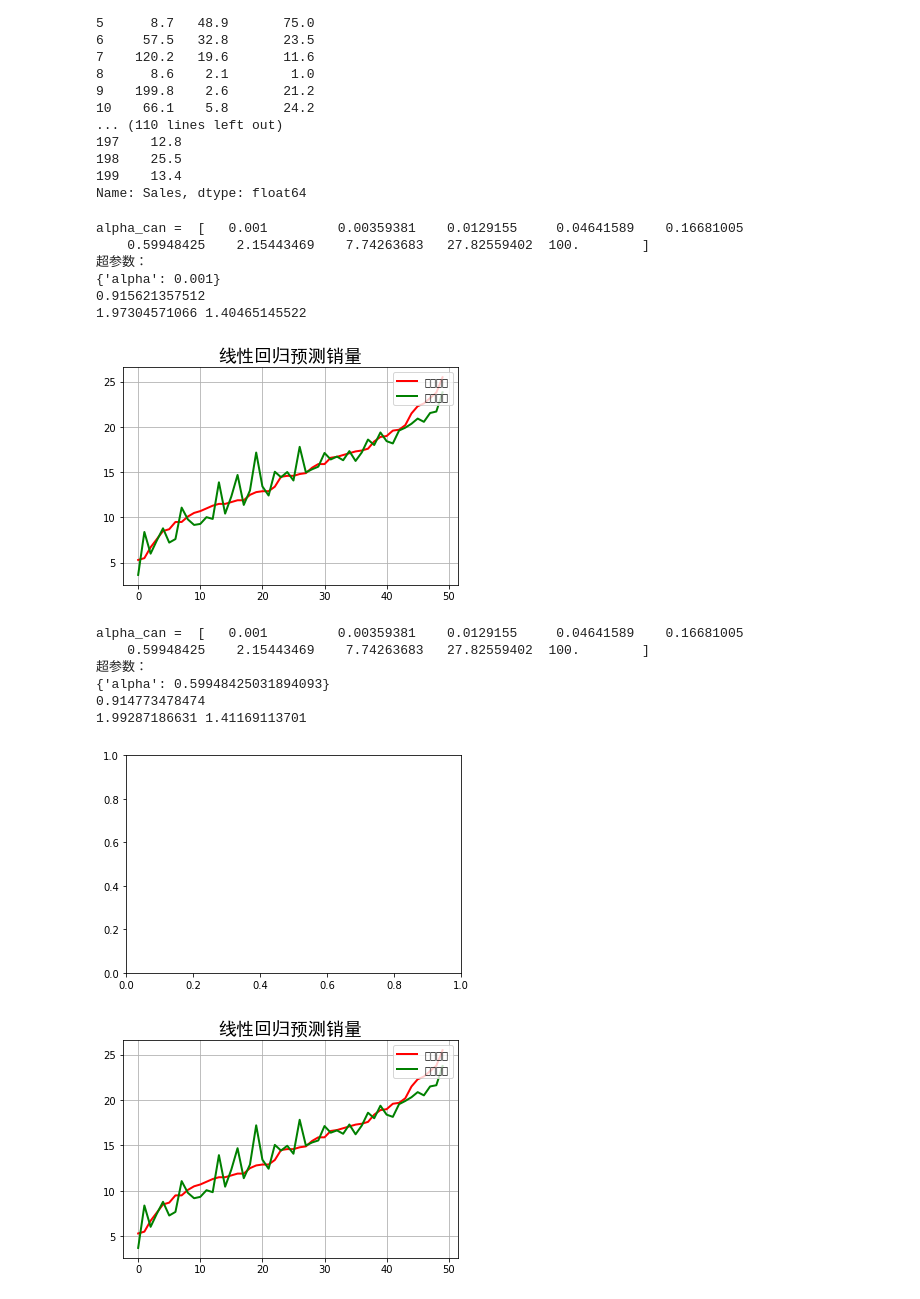
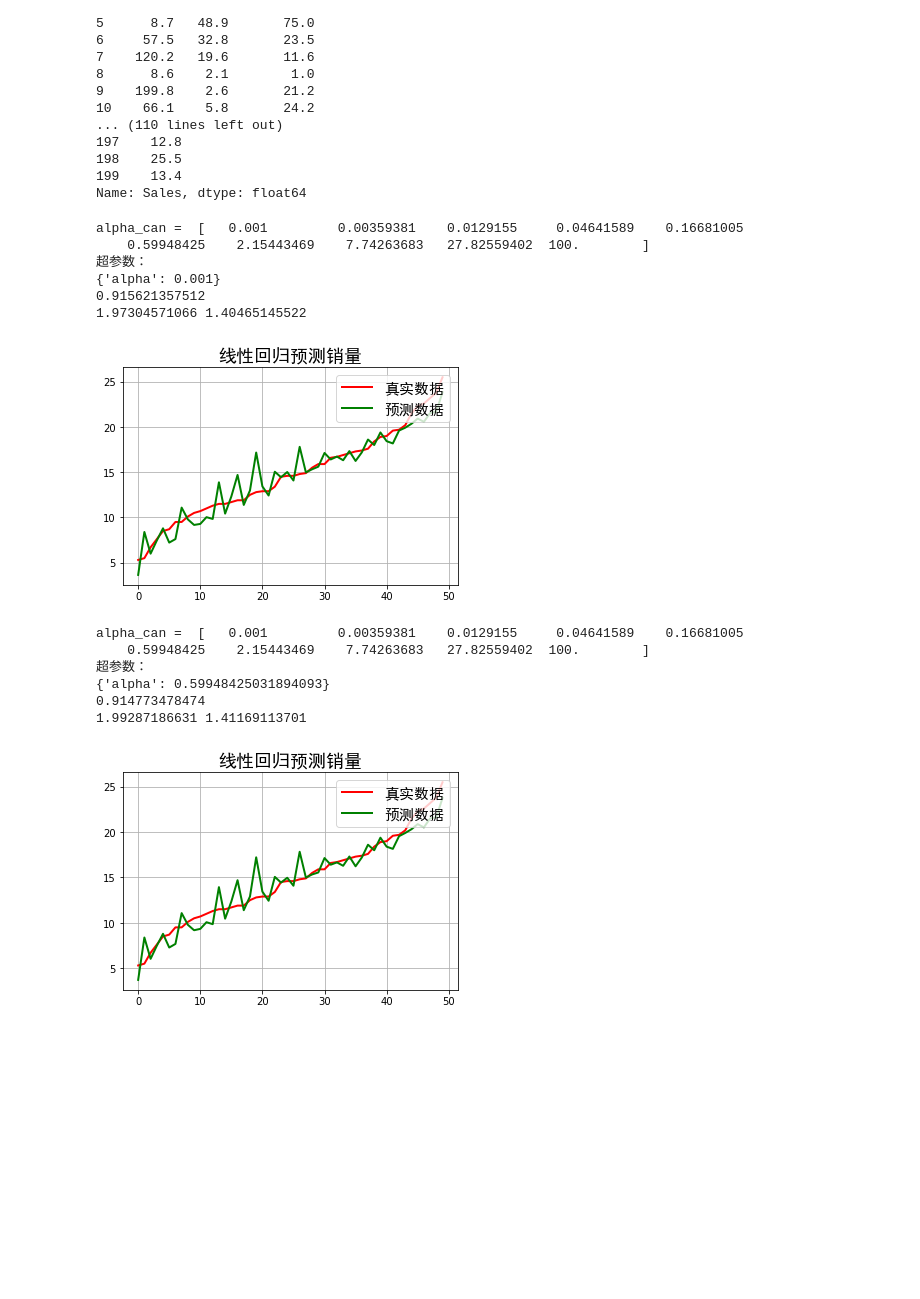
Before and after one commit to zmingshi/mlwork, a Jupyter notebook: 2.regression/1.adv_linear_regression.ipynb, the cells around one changed output. Cells and saved outputs as stored; diff of their text form; code cells hidden in the pictures; blank space fills up the shorter version.

```diff
--- a/2.regression/1.adv_linear_regression.ipynb
+++ b/2.regression/1.adv_linear_regression.ipynb
@@ -194,7 +194,7 @@ plt.figure(facecolor='w')
 plt.plot(t, y_test, 'r-', linewidth=2, label=u'真实数据')
 plt.plot(t, y_hat, 'g-', linewidth=2, label=u'预测数据')
 plt.title(u'线性回归预测销量', fontsize=18, fontproperties=fontproperties)
-plt.legend(loc='upper right')
+plt.legend(loc='upper right', prop=fontproperties)
 plt.grid()
 plt.show()
 # %% [output]
@@ -204,40 +204,39 @@ alpha_can =  [   0.001         0.00359381    0.0129155     0.04641589    0.16681
 {'alpha': 0.001}
 0.915621357512
 1.97304571066 1.40465145522
-[figure, old version]
+[figure, new version]
 # %%
 x_train, x_test, y_train, y_test = train_test_split(x, y, random_state=1)
 model = Lasso()
 alpha_can = np.logspace(-3, 2, 10)
 np.set_printoptions(suppress=True)
 print 'alpha_can = ', alpha_can
 lasso_model = GridSearchCV(model, param_grid={'alpha': alpha_can}, cv=5)
 lasso_model.fit(x_train, y_train)
 print '超参数：\n', lasso_model.best_params_
 
 order = y_test.argsort(axis=0)
 y_test = y_test.values[order]
 x_test = x_test.values[order, :]
 y_hat = lasso_model.predict(x_test)
 print lasso_model.score(x_test, y_test)
 mse = np.average((y_hat - np.array(y_test)) ** 2)  # Mean Squared Error
 rmse = np.sqrt(mse)  # Root Mean Squared Error
 print mse, rmse
 
 t = np.arange(len(x_test))
 plt.figure(facecolor='w')
 plt.plot(t, y_test, 'r-', linewidth=2, label=u'真实数据')
 plt.plot(t, y_hat, 'g-', linewidth=2, label=u'预测数据')
 plt.title(u'线性回归预测销量', fontsize=18, fontproperties=fontproperties)
-plt.legend(loc='upper right')
+plt.legend(loc='upper right', prop=fontproperties)
 plt.grid()
 plt.show()
 # %% [output]
 alpha_can =  [   0.001         0.00359381    0.0129155     0.04641589    0.16681005
     0.59948425    2.15443469    7.74263683   27.82559402  100.        ]
 超参数：
 {'alpha': 0.59948425031894093}
 0.914773478474
 1.99287186631 1.41169113701
-[figure, old version]
+[figure, new version]
-[figure, removed]
```
Also changed, not shown: parts of 1 cell of this notebook, 7 other files.
